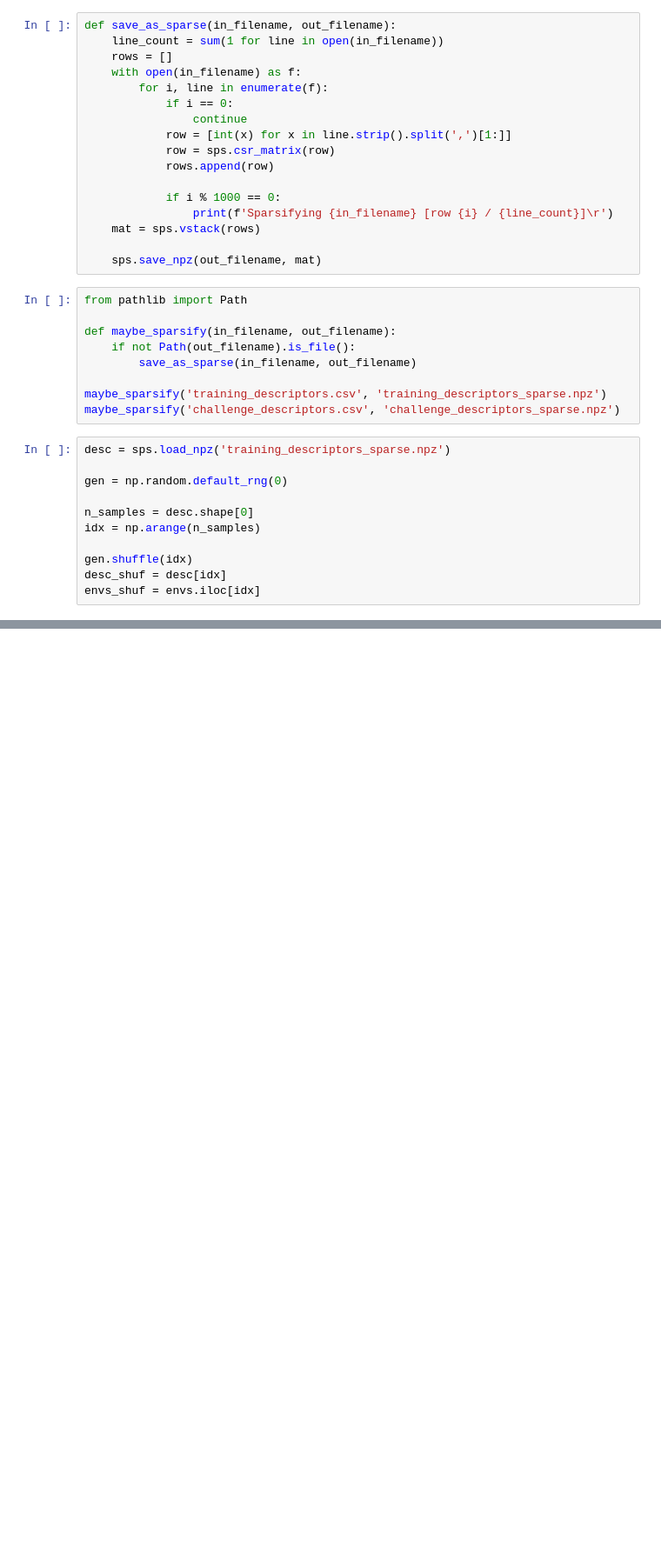
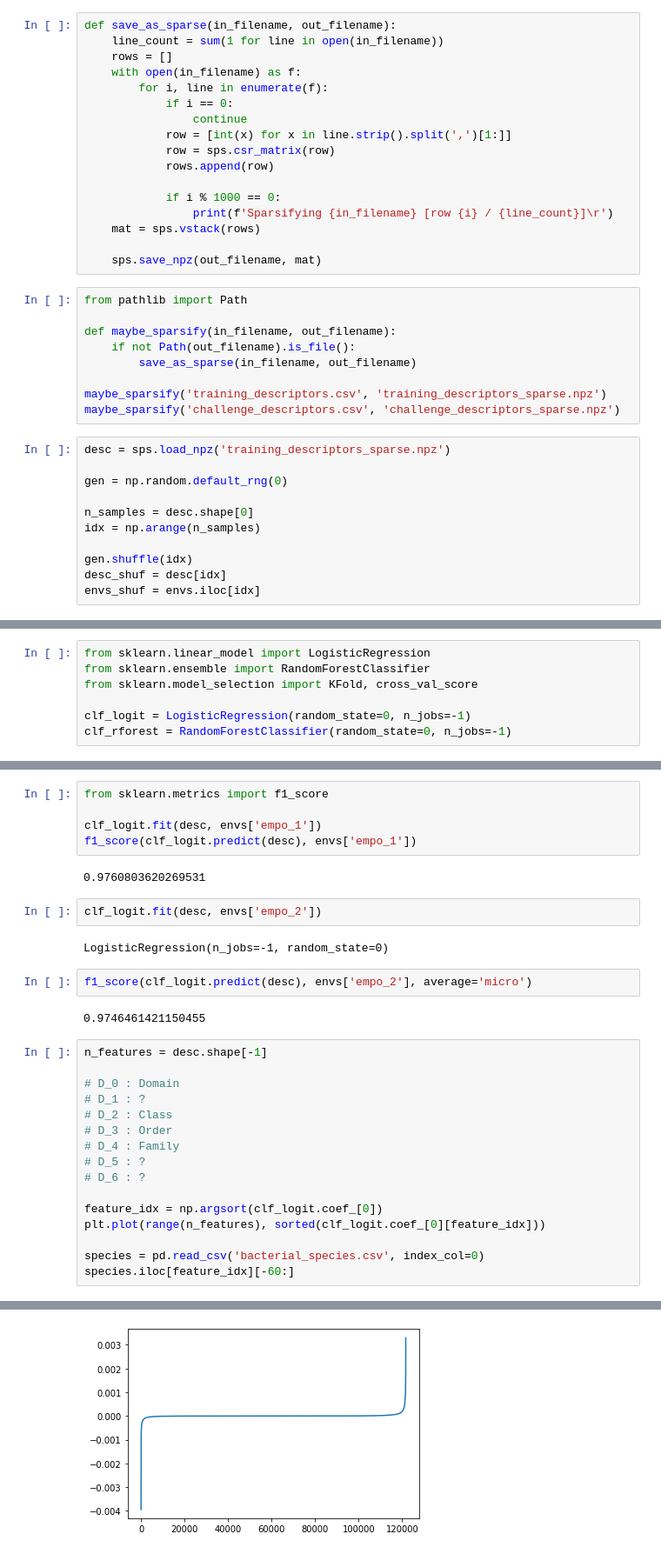
Before and after one commit to Toctave/microbiome, a Jupyter notebook: Microbiome.ipynb, the cells around one changed output, grey strips where cells are left out. Shown at 87% size. Cells and saved outputs as stored; diff of their text form; blank space fills up the shorter version.

```diff
--- a/Microbiome.ipynb
+++ b/Microbiome.ipynb
@@ -104,0 +97,7 @@ logit_score('empo_3')
+# %%
+from sklearn.linear_model import LogisticRegression
+from sklearn.ensemble import RandomForestClassifier
+from sklearn.model_selection import KFold, cross_val_score
+
+clf_logit = LogisticRegression(random_state=0, n_jobs=-1)
+clf_rforest = RandomForestClassifier(random_state=0, n_jobs=-1)
@@ -104,0 +123,32 @@ logit_score('empo_3')
+# %%
+from sklearn.metrics import f1_score
+
+clf_logit.fit(desc, envs['empo_1'])
+f1_score(clf_logit.predict(desc), envs['empo_1'])
+# %% [output]
+0.9760803620269531
+# %%
+clf_logit.fit(desc, envs['empo_2'])
+# %% [output]
+LogisticRegression(n_jobs=-1, random_state=0)
+# %%
+f1_score(clf_logit.predict(desc), envs['empo_2'], average='micro')
+# %% [output]
+0.9746461421150455
+# %%
+n_features = desc.shape[-1]
+
+# D_0 : Domain
+# D_1 : ?
+# D_2 : Class
+# D_3 : Order
+# D_4 : Family
+# D_5 : ?
+# D_6 : ?
+
+feature_idx = np.argsort(clf_logit.coef_[0])
+plt.plot(range(n_features), sorted(clf_logit.coef_[0][feature_idx]))
+
+species = pd.read_csv('bacterial_species.csv', index_col=0)
+species.iloc[feature_idx][-60:]
+# %% [output]
@@ -104,0 +172 @@ logit_score('empo_3')
+[figure, added]
```
Also changed, not shown: parts of 27 cells of this notebook, 1 other file.
